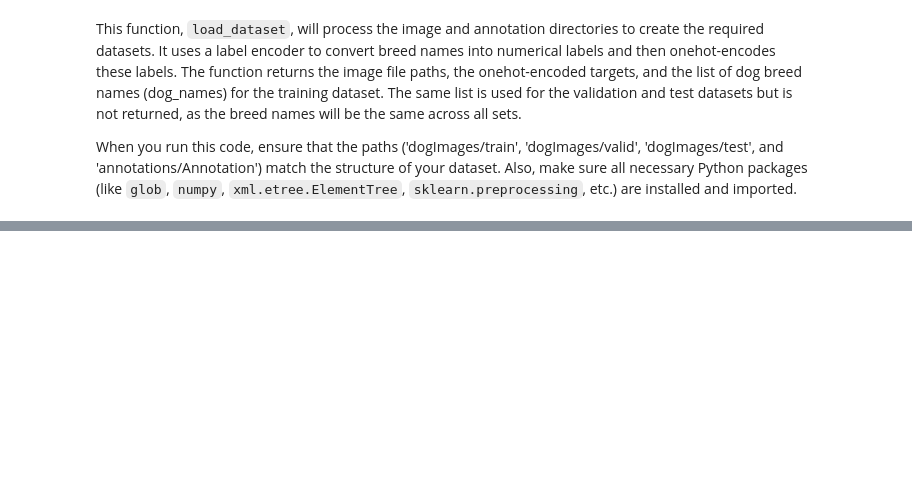
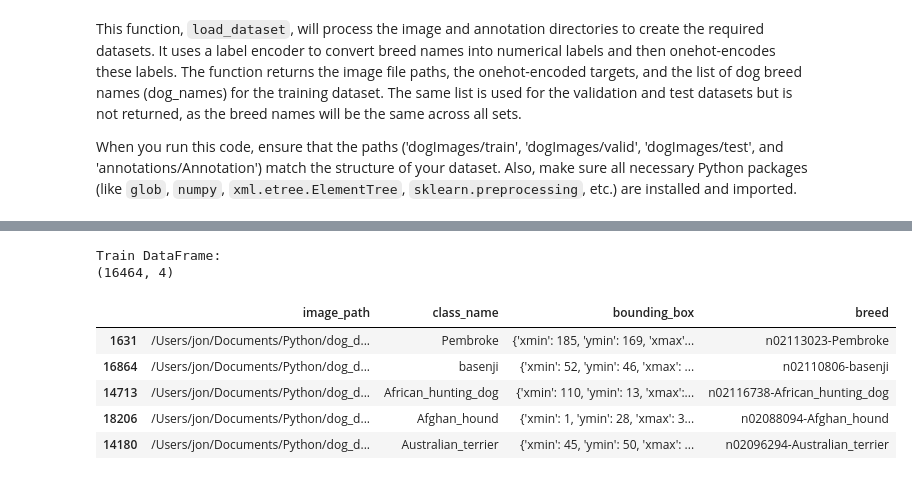
Before and after one commit to jdbarker17/dog_detector, a Jupyter notebook: dog_model.ipynb, the cells around one changed output, grey strips where cells are left out. Drawn from its saved outputs; the diff is of its cells as text; code cells hidden in the pictures; blank space fills up the shorter version.

```diff
--- a/dog_model.ipynb
+++ b/dog_model.ipynb
@@ -132,0 +132,18 @@ cd ../
+# %%
+# Split into train and test sets
+train_df, test_df = train_test_split(df, test_size=0.2)  # 80% train, 20% test
+
+# Display first few rows of train and test DataFrames
+print("Train DataFrame:")
+
+print(train_df.shape)
+train_df.head()
+# %% [output]
+Train DataFrame:
+(16464, 4)
+|  | image_path | class_name | bounding_box | breed |
+| 1631 | /Users/jon/Documents/Python/dog_d... | Pembroke | {'xmin': 185, 'ymin': 169, 'xmax'... | n02113023-Pembroke |
+| 16864 | /Users/jon/Documents/Python/dog_d... | basenji | {'xmin': 52, 'ymin': 46, 'xmax': ... | n02110806-basenji |
+| 14713 | /Users/jon/Documents/Python/dog_d... | African_hunting_dog | {'xmin': 110, 'ymin': 13, 'xmax':... | n02116738-African_hunting_dog |
+| 18206 | /Users/jon/Documents/Python/dog_d... | Afghan_hound | {'xmin': 1, 'ymin': 28, 'xmax': 3... | n02088094-Afghan_hound |
+| 14180 | /Users/jon/Documents/Python/dog_d... | Australian_terrier | {'xmin': 45, 'ymin': 50, 'xmax': ... | n02096294-Australian_terrier |
```
Also changed, not shown: parts of 34 cells of this notebook.
